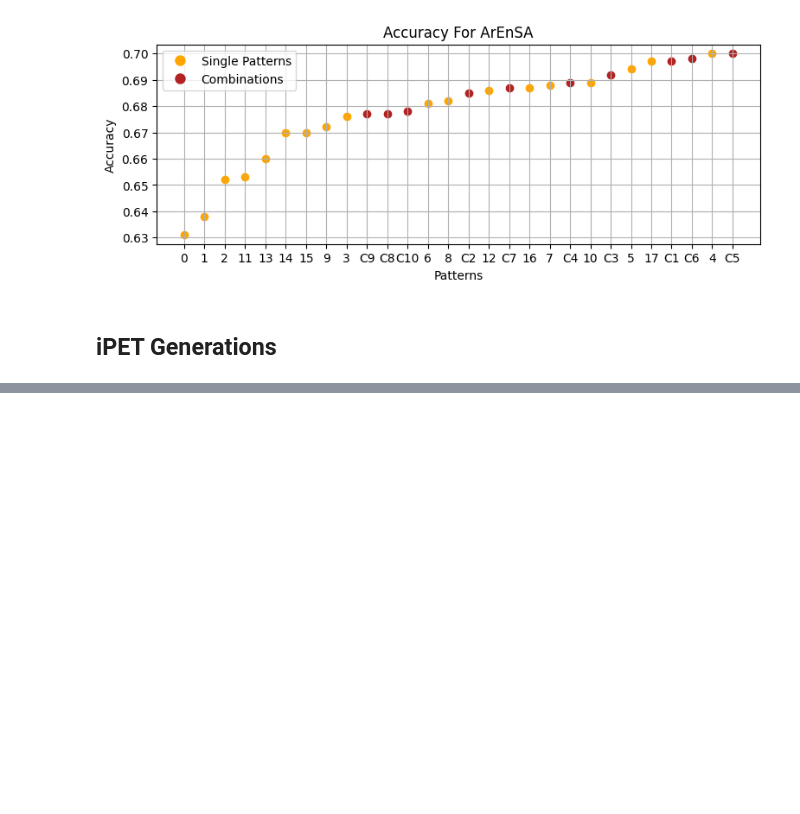
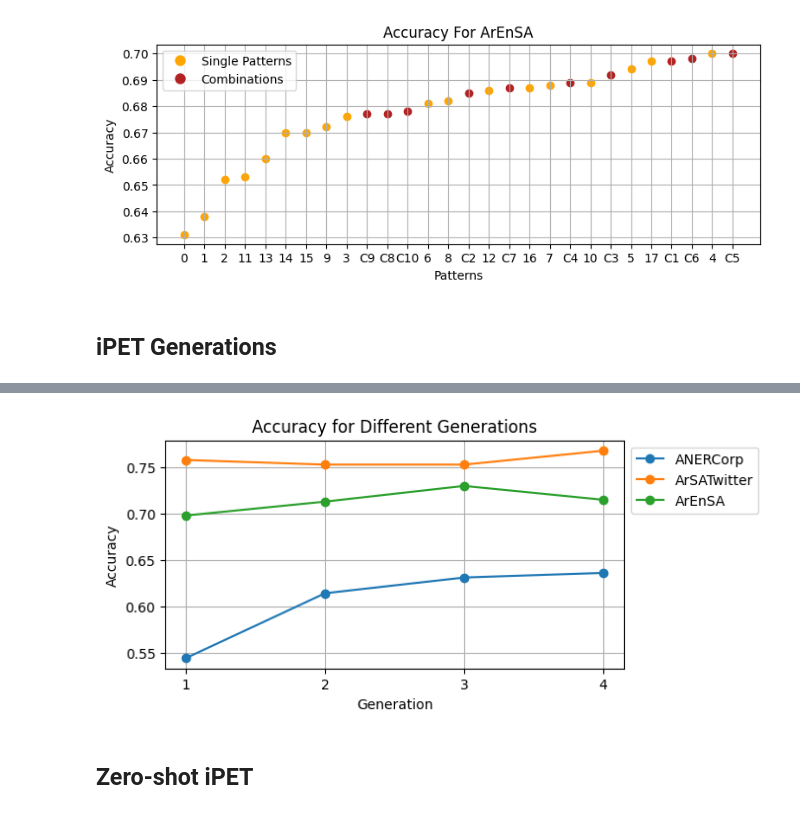
Before and after one commit to moeyad7/Thesis_Data, a Jupyter notebook: thesis-plots.ipynb, the cells around one changed output, grey strips where cells are left out. Drawn from its saved outputs; the diff is of its cells as text; code cells hidden in the pictures; blank space fills up the shorter version.

```diff
--- a/thesis-plots.ipynb
+++ b/thesis-plots.ipynb
@@ -705,0 +729,25 @@ plt.grid(True)
+# %%
+ANERCorp_Acc = [0.544,0.614,0.631,0.636]
+ArSATwitter_Acc = [0.758,0.753,0.753,0.768]
+ArEnSA_Acc = [0.698,0.713,0.730,0.715]
+
+generations = [1,2,3,4]
+
+
+plt.figure(figsize=(6, 3))
+
+plt.plot(generations, ANERCorp_Acc, marker='o', label='ANERCorp')
+plt.plot(generations, ArSATwitter_Acc, marker='o', label='ArSATwitter')
+plt.plot(generations, ArEnSA_Acc, marker='o', label='ArEnSA')
+
+plt.xlabel('Generation')
+plt.ylabel('Accuracy')
+plt.title('Accuracy for Different Generations')
+plt.legend(loc='upper left', bbox_to_anchor=(1, 1))
+plt.xticks(generations)  # Set x-axis ticks explicitly
+plt.grid(True)
+plt.show()
+# %% [output]
+[figure, added]
+# %% [markdown]
+## Zero-shot iPET
```
Also changed, not shown: parts of 28 cells of this notebook.
